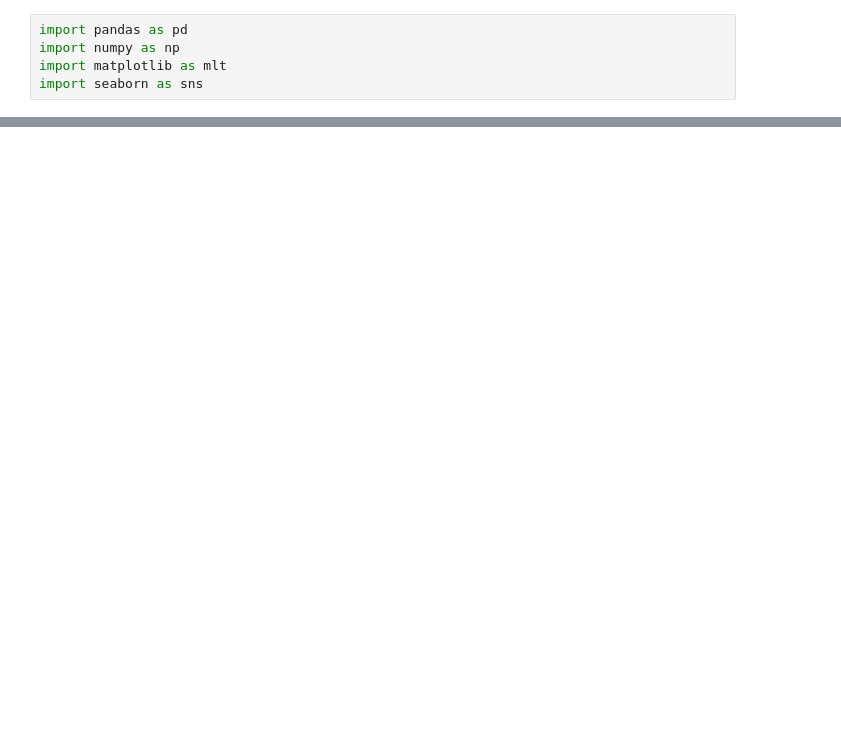
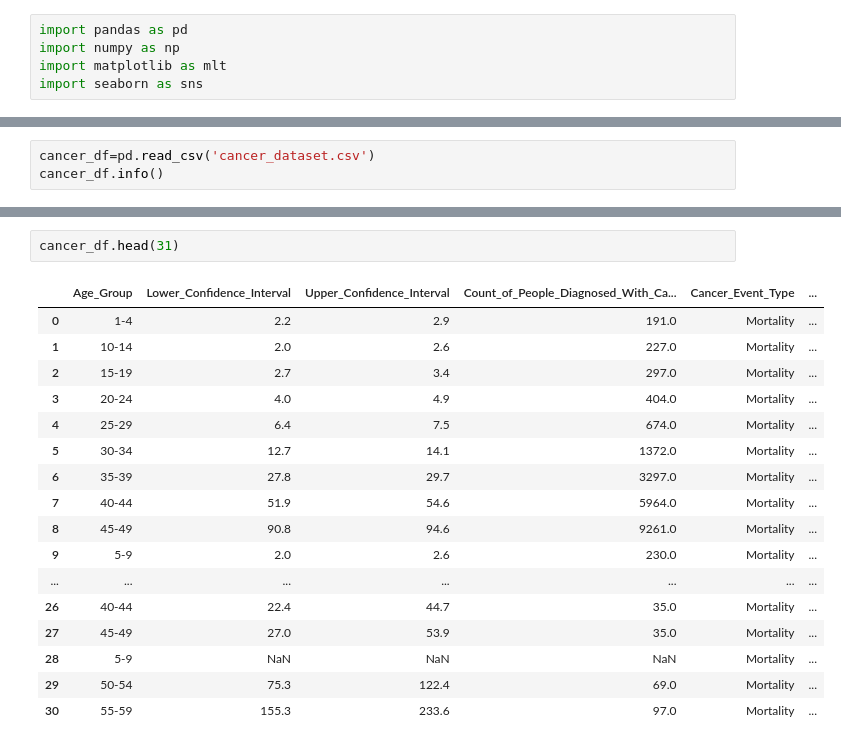
Before and after one commit to GSantic/Projects, a Jupyter notebook: cancer_dataset.ipynb, the cells around one changed output, grey strips where cells are left out. Drawn from its saved outputs; the diff is of its cells as text; blank space fills up the shorter version.

```diff
--- a/cancer_dataset.ipynb
+++ b/cancer_dataset.ipynb
@@ -26,0 +8,3 @@ memory usage: 102.6+ KB
+# %%
+cancer_df=pd.read_csv('cancer_dataset.csv')
+cancer_df.info()
@@ -26,0 +31,20 @@ memory usage: 102.6+ KB
+# %%
+cancer_df.head(31)
+# %% [output]
+|  | Age_Group | Lower_Confidence_Interval | Upper_Confidence_Interval | Count_of_People_Diagnosed_With_Ca... | Cancer_Event_Type | ... |
+| 0 | 1-4 | 2.2 | 2.9 | 191.0 | Mortality | ... |
+| 1 | 10-14 | 2.0 | 2.6 | 227.0 | Mortality | ... |
+| 2 | 15-19 | 2.7 | 3.4 | 297.0 | Mortality | ... |
+| 3 | 20-24 | 4.0 | 4.9 | 404.0 | Mortality | ... |
+| 4 | 25-29 | 6.4 | 7.5 | 674.0 | Mortality | ... |
+| 5 | 30-34 | 12.7 | 14.1 | 1372.0 | Mortality | ... |
+| 6 | 35-39 | 27.8 | 29.7 | 3297.0 | Mortality | ... |
+| 7 | 40-44 | 51.9 | 54.6 | 5964.0 | Mortality | ... |
+| 8 | 45-49 | 90.8 | 94.6 | 9261.0 | Mortality | ... |
+| 9 | 5-9 | 2.0 | 2.6 | 230.0 | Mortality | ... |
+| ... | ... | ... | ... | ... | ... | ... |
+| 26 | 40-44 | 22.4 | 44.7 | 35.0 | Mortality | ... |
+| 27 | 45-49 | 27.0 | 53.9 | 35.0 | Mortality | ... |
+| 28 | 5-9 | NaN | NaN | NaN | Mortality | ... |
+| 29 | 50-54 | 75.3 | 122.4 | 69.0 | Mortality | ... |
+| 30 | 55-59 | 155.3 | 233.6 | 97.0 | Mortality | ... |
```
Also changed, not shown: parts of 15 cells of this notebook.
